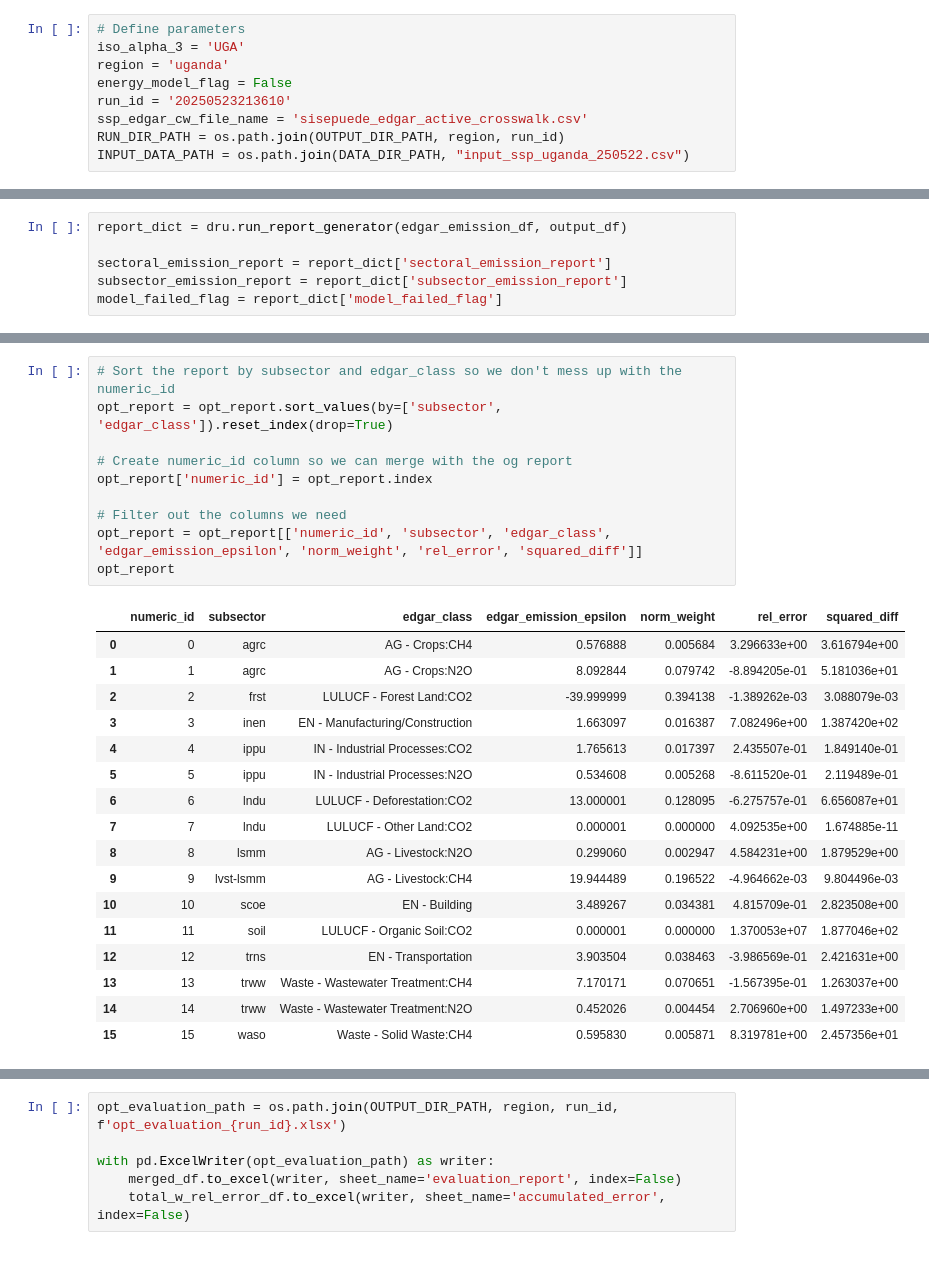
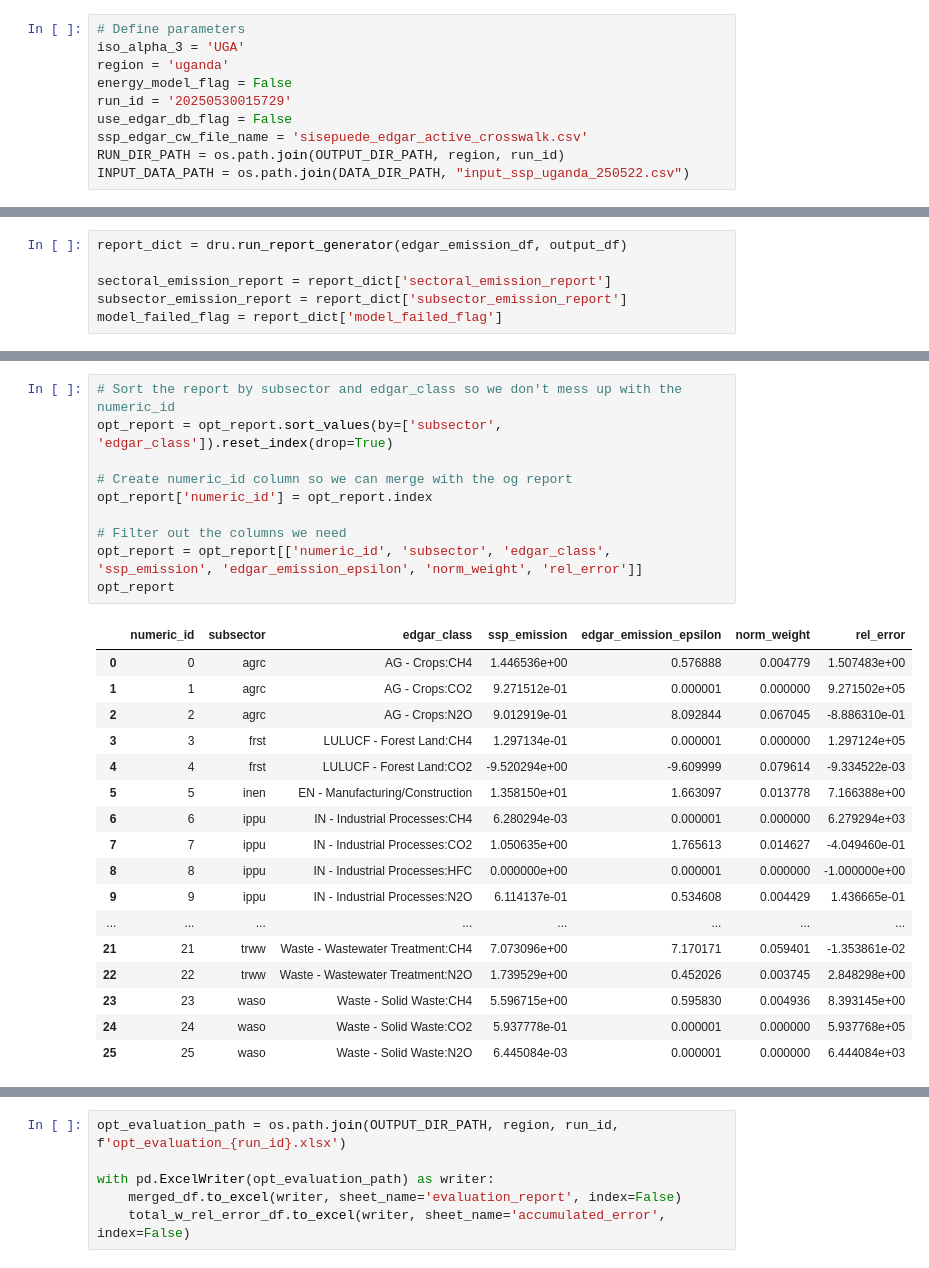
Before and after one commit to sisepuede-framework/ssp_data_calibration, a Jupyter notebook: src/opt_evaluation.ipynb, the cells around one changed output, grey strips where cells are left out. Saved outputs shown, nothing was run; the diff lists cells and outputs as text.

```diff
--- a/src/opt_evaluation.ipynb
+++ b/src/opt_evaluation.ipynb
@@ -27,7 +27,8 @@ SECTORAL_REPORTS_DIR_PATH = os.path.join(MISC_DIR_PATH, 'sectoral_reports')
 iso_alpha_3 = 'UGA'
 region = 'uganda'
 energy_model_flag = False
-run_id = '20250523213610'
+run_id = '20250530015729'
+use_edgar_db_flag = False
 ssp_edgar_cw_file_name = 'sisepuede_edgar_active_crosswalk.csv'
 RUN_DIR_PATH = os.path.join(OUTPUT_DIR_PATH, region, run_id)
 INPUT_DATA_PATH = os.path.join(DATA_DIR_PATH, "input_ssp_uganda_250522.csv")
@@ -198,31 +186,31 @@ opt_report.head()
 # %%
 # Sort the report by subsector and edgar_class so we don't mess up with the numeric_id
 opt_report = opt_report.sort_values(by=['subsector', 'edgar_class']).reset_index(drop=True)
 
 # Create numeric_id column so we can merge with the og report
 opt_report['numeric_id'] = opt_report.index
 
 # Filter out the columns we need
-opt_report = opt_report[['numeric_id', 'subsector', 'edgar_class', 'edgar_emission_epsilon', 'norm_weight', 'rel_error', 'squared_diff']]
+opt_report = opt_report[['numeric_id', 'subsector', 'edgar_class', 'ssp_emission', 'edgar_emission_epsilon', 'norm_weight', 'rel_error']]
 opt_report
 # %% [output]
-|  | numeric_id | subsector | edgar_class | edgar_emission_epsilon | norm_weight | rel_error | squared_diff |
-| 0 | 0 | agrc | AG - Crops:CH4 | 0.576888 | 0.005684 | 3.296633e+00 | 3.616794e+00 |
-| 1 | 1 | agrc | AG - Crops:N2O | 8.092844 | 0.079742 | -8.894205e-01 | 5.181036e+01 |
-| 2 | 2 | frst | LULUCF - Forest Land:CO2 | -39.999999 | 0.394138 | -1.389262e-03 | 3.088079e-03 |
-| 3 | 3 | inen | EN - Manufacturing/Construction | 1.663097 | 0.016387 | 7.082496e+00 | 1.387420e+02 |
-| 4 | 4 | ippu | IN - Industrial Processes:CO2 | 1.765613 | 0.017397 | 2.435507e-01 | 1.849140e-01 |
-| 5 | 5 | ippu | IN - Industrial Processes:N2O | 0.534608 | 0.005268 | -8.611520e-01 | 2.119489e-01 |
-| 6 | 6 | lndu | LULUCF - Deforestation:CO2 | 13.000001 | 0.128095 | -6.275757e-01 | 6.656087e+01 |
-| 7 | 7 | lndu | LULUCF - Other Land:CO2 | 0.000001 | 0.000000 | 4.092535e+00 | 1.674885e-11 |
-| 8 | 8 | lsmm | AG - Livestock:N2O | 0.299060 | 0.002947 | 4.584231e+00 | 1.879529e+00 |
-| 9 | 9 | lvst-lsmm | AG - Livestock:CH4 | 19.944489 | 0.196522 | -4.964662e-03 | 9.804496e-03 |
-| 10 | 10 | scoe | EN - Building | 3.489267 | 0.034381 | 4.815709e-01 | 2.823508e+00 |
-| 11 | 11 | soil | LULUCF - Organic Soil:CO2 | 0.000001 | 0.000000 | 1.370053e+07 | 1.877046e+02 |
-| 12 | 12 | trns | EN - Transportation | 3.903504 | 0.038463 | -3.986569e-01 | 2.421631e+00 |
-| 13 | 13 | trww | Waste - Wastewater Treatment:CH4 | 7.170171 | 0.070651 | -1.567395e-01 | 1.263037e+00 |
-| 14 | 14 | trww | Waste - Wastewater Treatment:N2O | 0.452026 | 0.004454 | 2.706960e+00 | 1.497233e+00 |
-| 15 | 15 | waso | Waste - Solid Waste:CH4 | 0.595830 | 0.005871 | 8.319781e+00 | 2.457356e+01 |
+|  | numeric_id | subsector | edgar_class | ssp_emission | edgar_emission_epsilon | norm_weight | rel_error |
+| 0 | 0 | agrc | AG - Crops:CH4 | 1.446536e+00 | 0.576888 | 0.004779 | 1.507483e+00 |
+| 1 | 1 | agrc | AG - Crops:CO2 | 9.271512e-01 | 0.000001 | 0.000000 | 9.271502e+05 |
+| 2 | 2 | agrc | AG - Crops:N2O | 9.012919e-01 | 8.092844 | 0.067045 | -8.886310e-01 |
+| 3 | 3 | frst | LULUCF - Forest Land:CH4 | 1.297134e-01 | 0.000001 | 0.000000 | 1.297124e+05 |
+| 4 | 4 | frst | LULUCF - Forest Land:CO2 | -9.520294e+00 | -9.609999 | 0.079614 | -9.334522e-03 |
+| 5 | 5 | inen | EN - Manufacturing/Construction | 1.358150e+01 | 1.663097 | 0.013778 | 7.166388e+00 |
+| 6 | 6 | ippu | IN - Industrial Processes:CH4 | 6.280294e-03 | 0.000001 | 0.000000 | 6.279294e+03 |
+| 7 | 7 | ippu | IN - Industrial Processes:CO2 | 1.050635e+00 | 1.765613 | 0.014627 | -4.049460e-01 |
+| 8 | 8 | ippu | IN - Industrial Processes:HFC | 0.000000e+00 | 0.000001 | 0.000000 | -1.000000e+00 |
+| 9 | 9 | ippu | IN - Industrial Processes:N2O | 6.114137e-01 | 0.534608 | 0.004429 | 1.436665e-01 |
+| ... | ... | ... | ... | ... | ... | ... | ... |
+| 21 | 21 | trww | Waste - Wastewater Treatment:CH4 | 7.073096e+00 | 7.170171 | 0.059401 | -1.353861e-02 |
+| 22 | 22 | trww | Waste - Wastewater Treatment:N2O | 1.739529e+00 | 0.452026 | 0.003745 | 2.848298e+00 |
+| 23 | 23 | waso | Waste - Solid Waste:CH4 | 5.596715e+00 | 0.595830 | 0.004936 | 8.393145e+00 |
+| 24 | 24 | waso | Waste - Solid Waste:CO2 | 5.937778e-01 | 0.000001 | 0.000000 | 5.937768e+05 |
+| 25 | 25 | waso | Waste - Solid Waste:N2O | 6.445084e-03 | 0.000001 | 0.000000 | 6.444084e+03 |
 # %%
 merged_df = pd.merge(og_report, opt_report, how='inner', on=['numeric_id', 'subsector', 'edgar_class'])
 new_col_names = {
```
Also changed, not shown: parts of 10 cells of this notebook.
